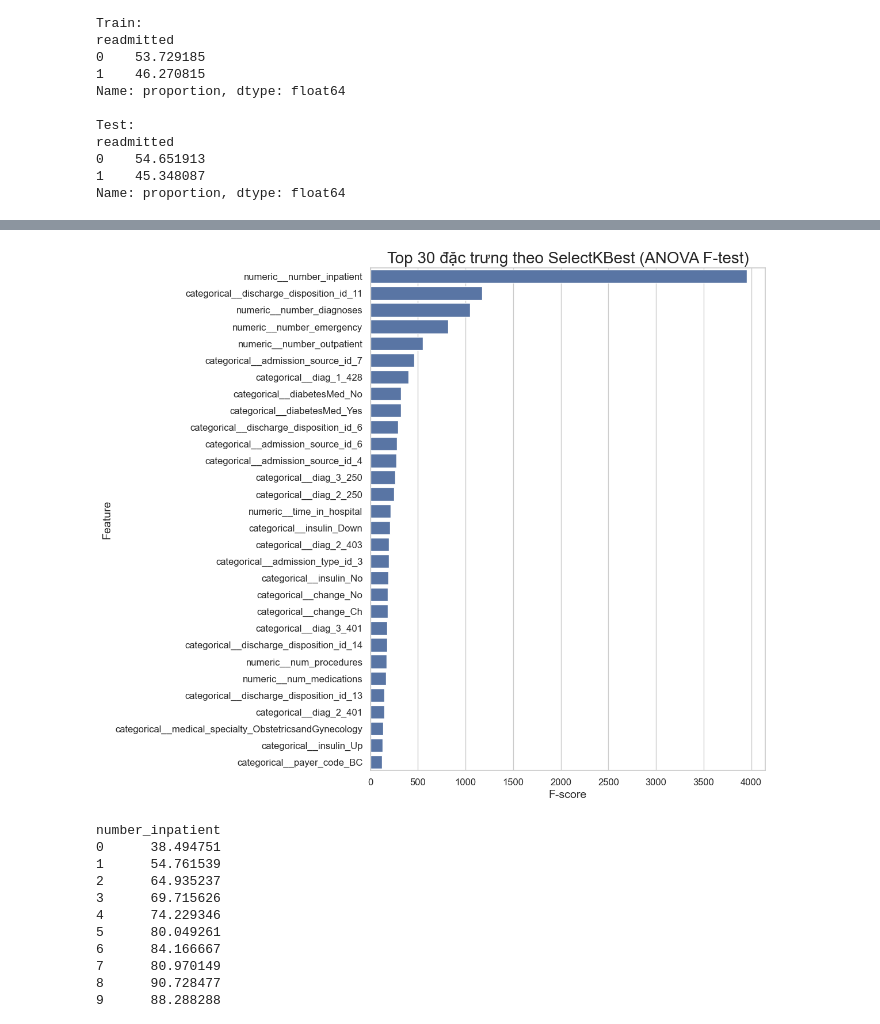
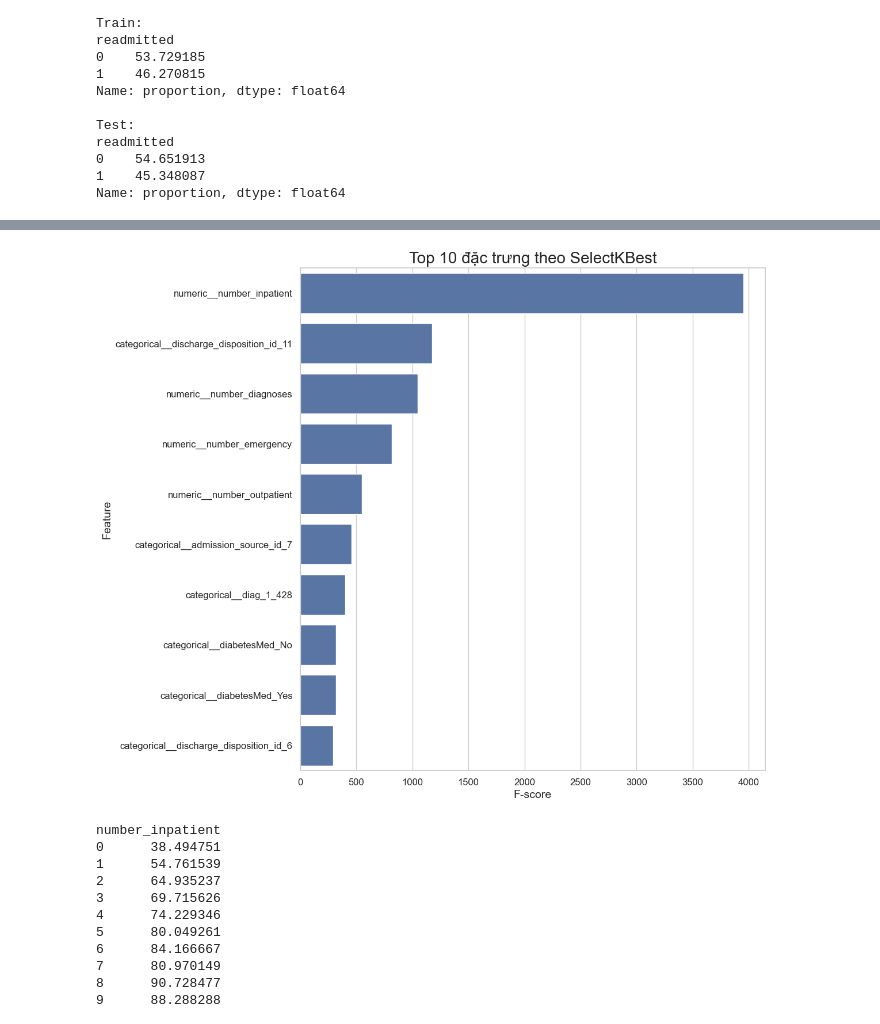
Before and after one commit to ThietBuiCong/BTL_PTDL, a Jupyter notebook: code/main_uci.ipynb, the cells around one changed output, grey strips where cells are left out. Drawn from its saved outputs; the diff is of its cells as text; code cells hidden in the pictures.

```diff
--- a/code/main_uci.ipynb
+++ b/code/main_uci.ipynb
@@ -13,7 +13,7 @@ from IPython.display import display
 from lightgbm import LGBMClassifier
 from sklearn.base import clone
 from sklearn.compose import ColumnTransformer
-from sklearn.feature_selection import SelectKBest, f_classif
+from sklearn.feature_selection import SelectKBest, f_classif, chi2, f_regression, mutual_info_regression, f_regression, mutual_info_classif
 from sklearn.impute import SimpleImputer
 from sklearn.linear_model import LogisticRegression
 from sklearn.ensemble import RandomForestClassifier
@@ -44,7 +44,7 @@ sns.set_context(
     },
 )
 
-DATA_PATH = Path("src/data/diabetic_data.csv")
+DATA_PATH = Path("D:/Project/BTL-PTDL/src/data/diabetic_data.csv")
 if not DATA_PATH.exists():
     DATA_PATH = Path("../src/data/diabetic_data.csv")
 if not DATA_PATH.exists():
@@ -95,7 +95,7 @@ for column, ax in zip(distribution_columns, axes.flat):
     else:
         counts = counts.head(12)
     counts.plot(kind="bar", ax=ax, color=sns.color_palette("deep")[0])
-    ax.set_title(f"Phân bổ {column}")
+    ax.set_title(f"{column}")
     ax.set_xlabel(column, fontsize=14)
     ax.set_ylabel("Số lượt nhập viện")
     ax.tick_params(axis="x", rotation=35, labelsize=12)
@@ -119,7 +119,6 @@ numeric_distribution_columns = [
     "time_in_hospital", "num_lab_procedures", "num_procedures", "num_medications"
 ]
 raw_data[numeric_distribution_columns].hist(bins=25, figsize=(13, 8), layout=(2, 2))
-plt.suptitle("Phân bổ các thuộc tính", y=1.02)
 plt.tight_layout()
 plt.show()
 # %% [output]
@@ -386,29 +399,29 @@ Mô hình huấn luyện: LightGBM
 # %%
 feature_scores = pd.DataFrame({
     "Feature": feature_names,
     "Score": selector.scores_
 })
 
 feature_scores = feature_scores.sort_values(
     "Score", ascending=False
 )
 
 plt.figure(figsize=(12, 10))
 
 sns.barplot(
-    data=feature_scores.head(30),
+    data=feature_scores.head(10),
     x="Score",
     y="Feature",
     color=sns.color_palette("deep")[0]
 )
 
-plt.title("Top 30 đặc trưng theo SelectKBest (ANOVA F-test)")
+plt.title("Top 10 đặc trưng theo SelectKBest")
 plt.xlabel("F-score")
 plt.ylabel("Feature")
 plt.tight_layout()
 plt.show()
 # %% [output]
-[figure, old version]
+[figure, new version]
 # %%
 # plt.figure(figsize=(10, 5))
 
```
Also changed, not shown: parts of 15 cells of this notebook, 19 other files.
